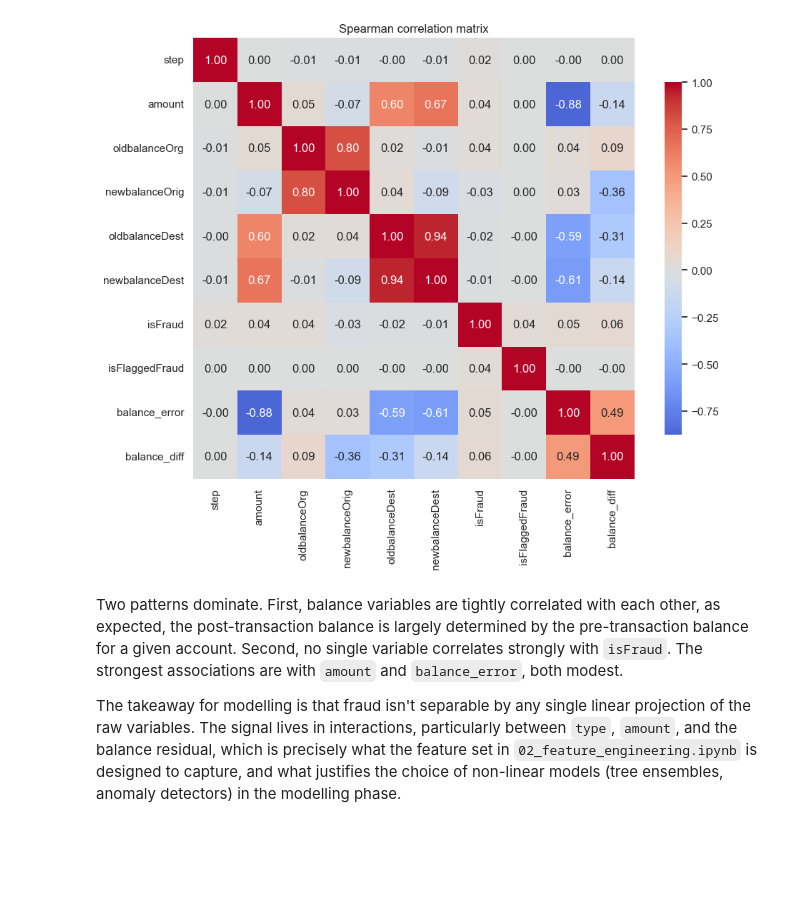
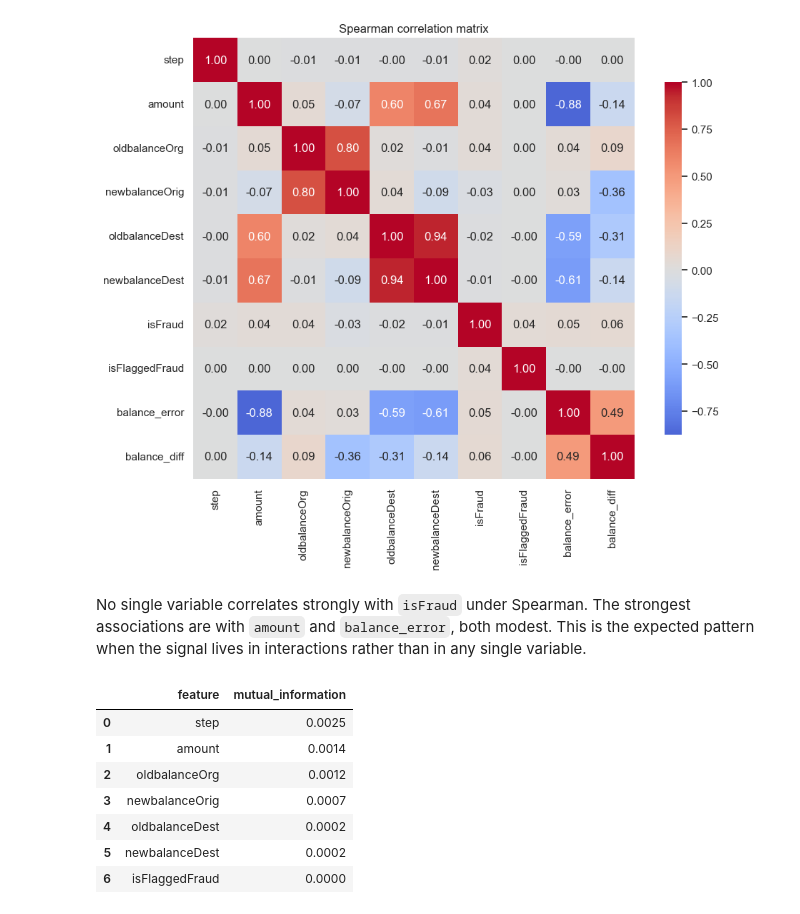
Before and after one commit to MarcLVR/financial-fraud-anomaly-detection, a Jupyter notebook: notebooks/01_eda.ipynb, the cells around one changed output. Cells and saved outputs as stored; diff of their text form; code cells hidden in the pictures; blank space fills up the shorter version.

```diff
--- a/notebooks/01_eda.ipynb
+++ b/notebooks/01_eda.ipynb
@@ -447,6 +516,29 @@ plt.show()
 # %% [output]
 [figure]
 # %% [markdown]
-Two patterns dominate. First, balance variables are tightly correlated with each other, as expected, the post-transaction balance is largely determined by the pre-transaction balance for a given account. Second, no single variable correlates strongly with `isFraud`. The strongest associations are with `amount` and `balance_error`, both modest.
-
-The takeaway for modelling is that fraud isn't separable by any single linear projection of the raw variables. The signal lives in interactions, particularly between `type`, `amount`, and the balance residual, which is precisely what the feature set in `02_feature_engineering.ipynb` is designed to capture, and what justifies the choice of non-linear models (tree ensembles, anomaly detectors) in the modelling phase.
+No single variable correlates strongly with `isFraud` under Spearman. The strongest associations are with `amount` and `balance_error`, both modest. This is the expected pattern when the signal lives in interactions rather than in any single variable.
+# %%
+# mutual_info_classif uses k-NN entropy estimation. Subsampling for
+# tractability — the estimator is O(n log n) per feature and the result
+# is stable on a sample of this size. random_state for reproducibility.
+mi_sample = df.sample(n=200_000, random_state=42)
+X_mi = mi_sample[[c for c in numeric_cols if c != "isFraud"
+                  and c not in ("balance_error", "balance_diff")]]
+y_mi = mi_sample["isFraud"]
+
+mi_scores = mutual_info_classif(X_mi, y_mi, random_state=42)
+mi_table = (
+    pd.DataFrame({"feature": X_mi.columns, "mutual_information": mi_scores})
+      .sort_values("mutual_information", ascending=False)
+      .reset_index(drop=True)
+)
+mi_table.round(4)
+# %% [output]
+|  | feature | mutual_information |
+| 0 | step | 0.0025 |
+| 1 | amount | 0.0014 |
+| 2 | oldbalanceOrg | 0.0012 |
+| 3 | newbalanceOrig | 0.0007 |
+| 4 | oldbalanceDest | 0.0002 |
+| 5 | newbalanceDest | 0.0002 |
+| 6 | isFlaggedFraud | 0.0000 |
```
Also changed, not shown: parts of 39 cells of this notebook, 2 other files.
